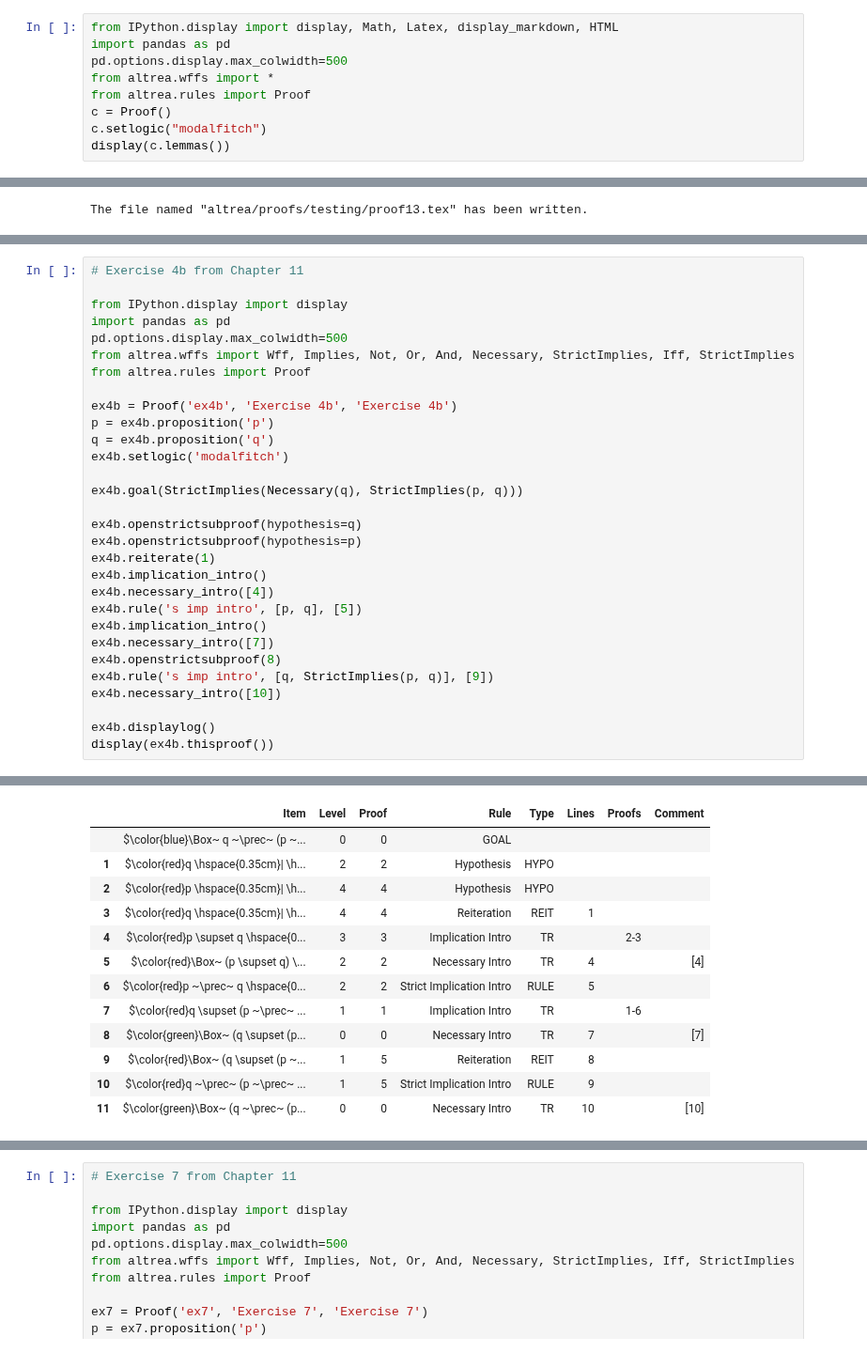
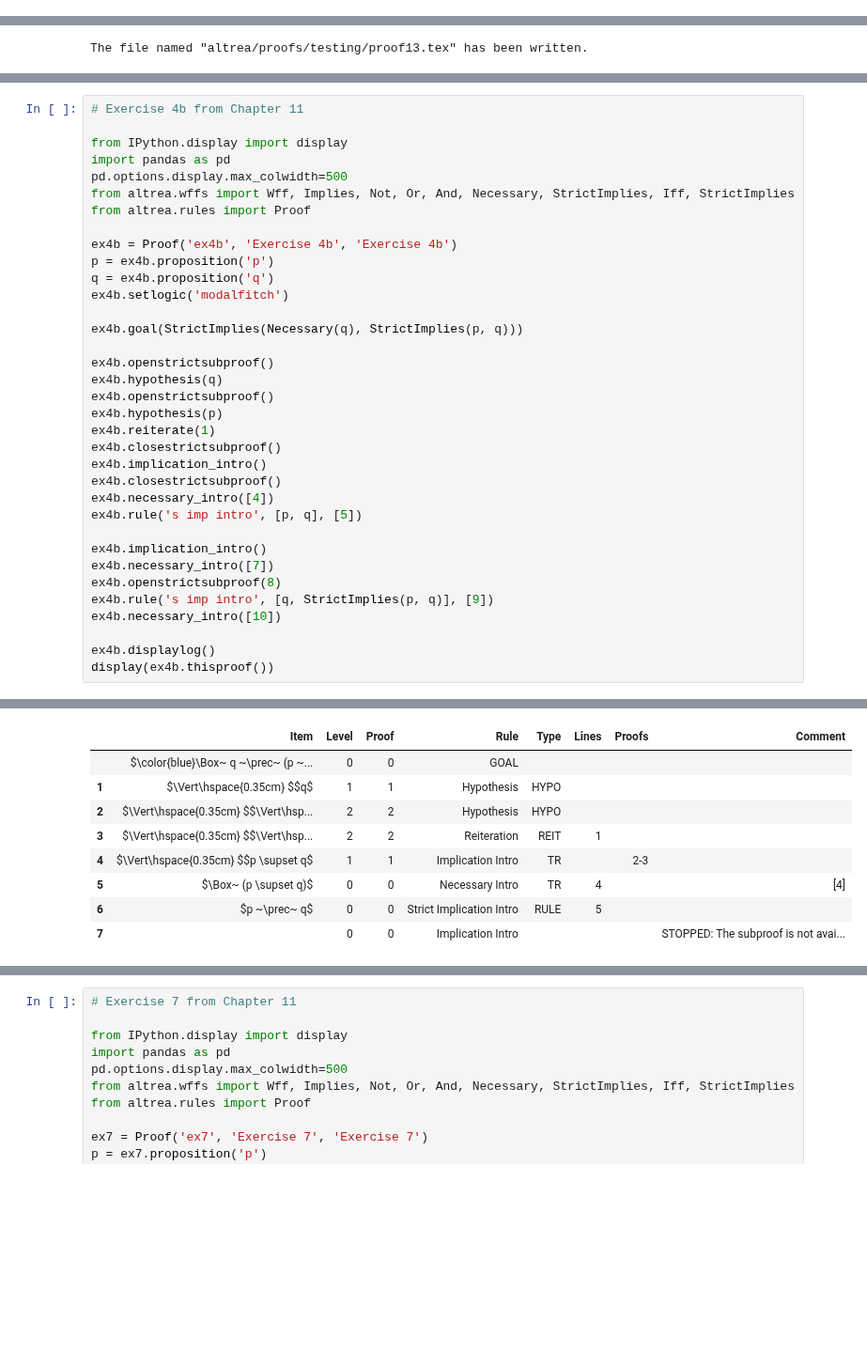
Before and after one commit to FrankHubeny/AltRea, a Jupyter notebook: modalfitch.ipynb, the cells around one changed output, grey strips where cells are left out. Shown at 94% size. Drawn from its saved outputs; the diff is of its cells as text; blank space fills up the shorter version.

```diff
--- a/modalfitch.ipynb
+++ b/modalfitch.ipynb
@@ -117,12 +130,3 @@ c.truthtable(useint=1)
 | 1 | 1 | $\parallel $ |  | 1 | $\color{green}\checkmark$ |
 | 2 | 0 | $\parallel $ |  | 0 | $\color{red}\chi$ |
 |  |  |  | Invalid |  |  |
-# %%
-from IPython.display import display, Math, Latex, display_markdown, HTML
-import pandas as pd
-pd.options.display.max_colwidth=500
-from altrea.wffs import *
-from altrea.rules import Proof
-c = Proof()
-c.setlogic("modalfitch")
-display(c.lemmas())
@@ -1088,12 +1089,17 @@ ex4b.setlogic('modalfitch')
 
 ex4b.goal(StrictImplies(Necessary(q), StrictImplies(p, q)))
 
-ex4b.openstrictsubproof(hypothesis=q)
-ex4b.openstrictsubproof(hypothesis=p)
+ex4b.openstrictsubproof()
+ex4b.hypothesis(q)
+ex4b.openstrictsubproof()
+ex4b.hypothesis(p)
 ex4b.reiterate(1)
+ex4b.closestrictsubproof()
 ex4b.implication_intro()
+ex4b.closestrictsubproof()
 ex4b.necessary_intro([4])
 ex4b.rule('s imp intro', [p, q], [5])
+
 ex4b.implication_intro()
 ex4b.necessary_intro([7])
 ex4b.openstrictsubproof(8)
@@ -1126,16 +1128,12 @@ display(ex4b.thisproof())
 |  | Item | Level | Proof | Rule | Type | Lines | Proofs | Comment |
 |  | $\color{blue}\Box~ q ~\prec~ (p ~... | 0 | 0 | GOAL |  |  |  |  |
-| 1 | $\color{red}q \hspace{0.35cm}| \h... | 2 | 2 | Hypothesis | HYPO |  |  |  |
-| 2 | $\color{red}p \hspace{0.35cm}| \h... | 4 | 4 | Hypothesis | HYPO |  |  |  |
-| 3 | $\color{red}q \hspace{0.35cm}| \h... | 4 | 4 | Reiteration | REIT | 1 |  |  |
-| 4 | $\color{red}p \supset q \hspace{0... | 3 | 3 | Implication Intro | TR |  | 2-3 |  |
-| 5 | $\color{red}\Box~ (p \supset q) \... | 2 | 2 | Necessary Intro | TR | 4 |  | [4] |
-| 6 | $\color{red}p ~\prec~ q \hspace{0... | 2 | 2 | Strict Implication Intro | RULE | 5 |  |  |
-| 7 | $\color{red}q \supset (p ~\prec~ ... | 1 | 1 | Implication Intro | TR |  | 1-6 |  |
-| 8 | $\color{green}\Box~ (q \supset (p... | 0 | 0 | Necessary Intro | TR | 7 |  | [7] |
-| 9 | $\color{red}\Box~ (q \supset (p ~... | 1 | 5 | Reiteration | REIT | 8 |  |  |
-| 10 | $\color{red}q ~\prec~ (p ~\prec~ ... | 1 | 5 | Strict Implication Intro | RULE | 9 |  |  |
-| 11 | $\color{green}\Box~ (q ~\prec~ (p... | 0 | 0 | Necessary Intro | TR | 10 |  | [10] |
+| 1 | $\Vert\hspace{0.35cm} $$q$ | 1 | 1 | Hypothesis | HYPO |  |  |  |
+| 2 | $\Vert\hspace{0.35cm} $$\Vert\hsp... | 2 | 2 | Hypothesis | HYPO |  |  |  |
+| 3 | $\Vert\hspace{0.35cm} $$\Vert\hsp... | 2 | 2 | Reiteration | REIT | 1 |  |  |
+| 4 | $\Vert\hspace{0.35cm} $$p \supset q$ | 1 | 1 | Implication Intro | TR |  | 2-3 |  |
+| 5 | $\Box~ (p \supset q)$ | 0 | 0 | Necessary Intro | TR | 4 |  | [4] |
+| 6 | $p ~\prec~ q$ | 0 | 0 | Strict Implication Intro | RULE | 5 |  |  |
+| 7 |  | 0 | 0 | Implication Intro |  |  |  | STOPPED: The subproof is not avai... |
 # %%
 # Exercise 5 from Chapter 11
 
```
Also changed, not shown: parts of 29 cells of this notebook, 5 other files.
